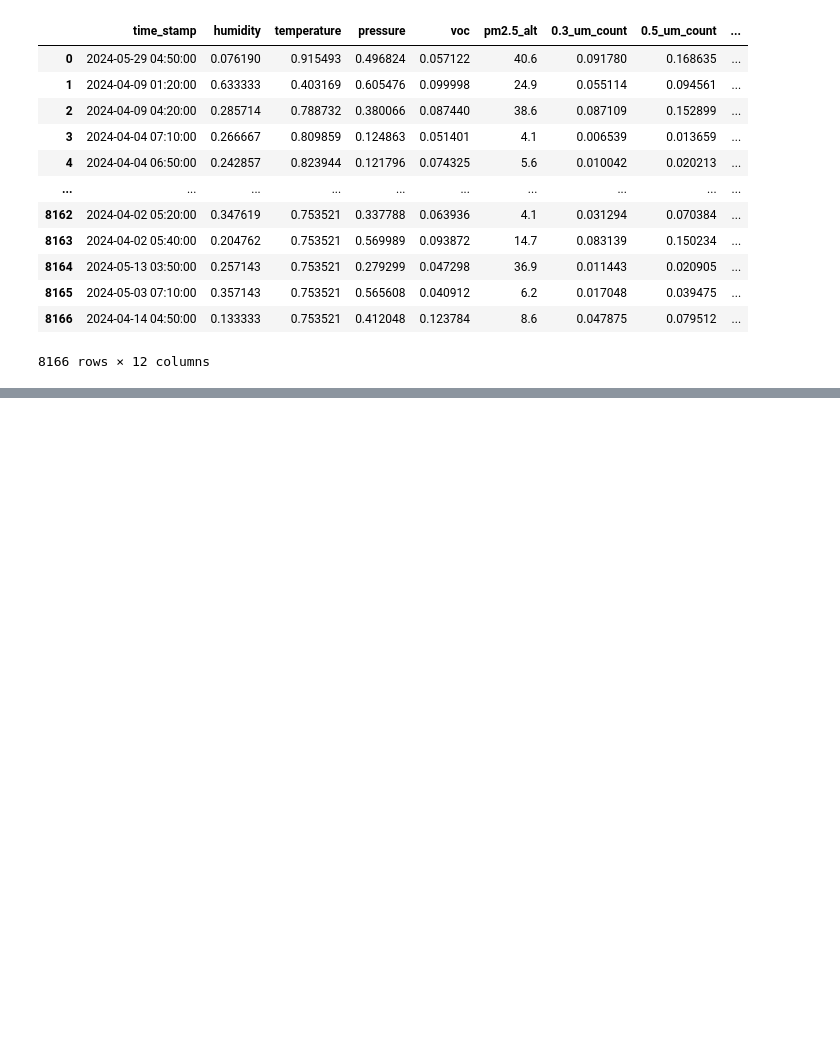
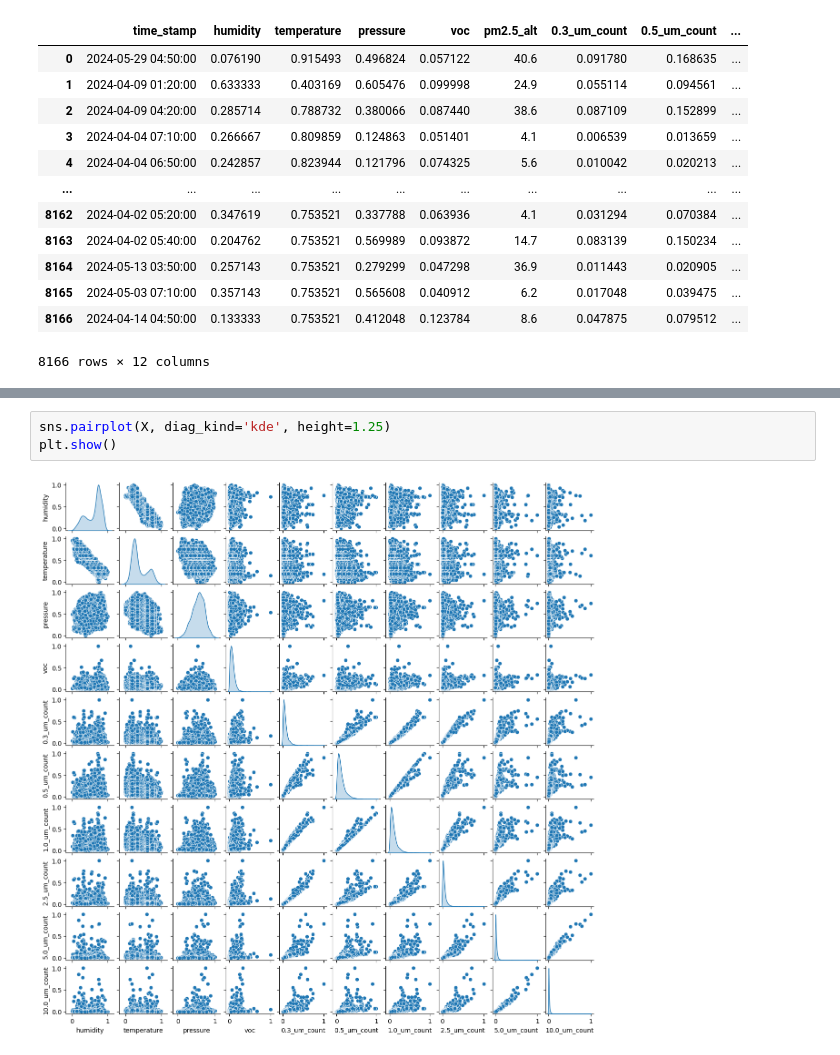
Before and after one commit to dolaemonngeong/BigData_Airbender, a Jupyter notebook: processingData.ipynb, the cells around one changed output, grey strips where cells are left out. Cells and saved outputs as stored; diff of their text form; blank space fills up the shorter version.

```diff
--- a/processingData.ipynb
+++ b/processingData.ipynb
@@ -176,0 +200,5 @@ See the caveats in the documentation: https://pandas.pydata.org/pandas-docs/stab
+# %%
+sns.pairplot(X, diag_kind='kde', height=1.25)
+plt.show()
+# %% [output]
+[figure, added]
```
Also changed, not shown: parts of 17 cells of this notebook.
